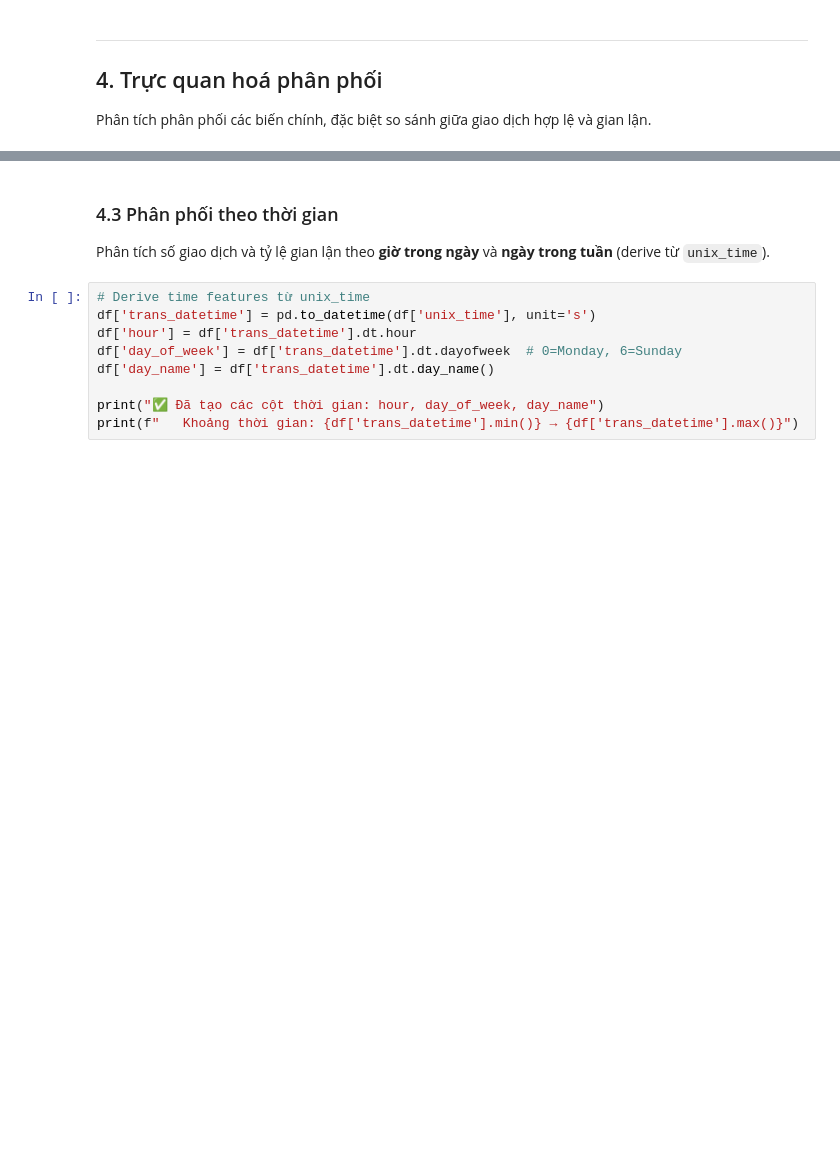
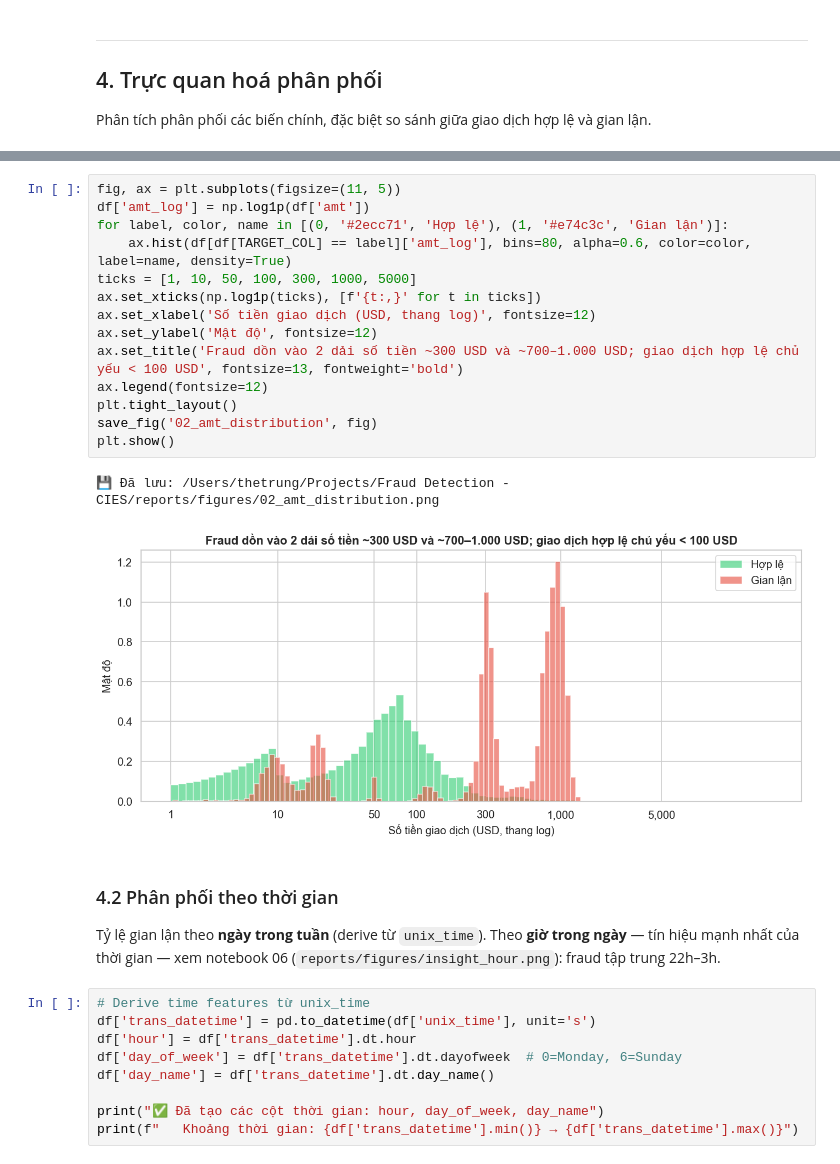
Before and after one commit to gnUrt1106/fraud-detection-CIES, a Jupyter notebook: notebooks/01_eda.ipynb, the cells around one changed output, grey strips where cells are left out. Drawn from its saved outputs; the diff is of its cells as text; blank space fills up the shorter version.

```diff
--- a/notebooks/01_eda.ipynb
+++ b/notebooks/01_eda.ipynb
@@ -431,7 +319,25 @@ plt.show()
+# %%
+fig, ax = plt.subplots(figsize=(11, 5))
+df['amt_log'] = np.log1p(df['amt'])
+for label, color, name in [(0, '#2ecc71', 'Hợp lệ'), (1, '#e74c3c', 'Gian lận')]:
+    ax.hist(df[df[TARGET_COL] == label]['amt_log'], bins=80, alpha=0.6, color=color, label=name, density=True)
+ticks = [1, 10, 50, 100, 300, 1000, 5000]
+ax.set_xticks(np.log1p(ticks), [f'{t:,}' for t in ticks])
+ax.set_xlabel('Số tiền giao dịch (USD, thang log)', fontsize=12)
+ax.set_ylabel('Mật độ', fontsize=12)
+ax.set_title('Fraud dồn vào 2 dải số tiền ~300 USD và ~700–1.000 USD; giao dịch hợp lệ chủ yếu < 100 USD', fontsize=13, fontweight='bold')
+ax.legend(fontsize=12)
+plt.tight_layout()
+save_fig('02_amt_distribution', fig)
+plt.show()
+# %% [output]
+💾 Đã lưu: /Users/thetrung/Projects/Fraud Detection - CIES/reports/figures/02_amt_distribution.png
+[figure, added]
 # %% [markdown]
-### 4.3 Phân phối theo thời gian
+### 4.2 Phân phối theo thời gian
 
-Phân tích số giao dịch và tỷ lệ gian lận theo **giờ trong ngày** và **ngày trong tuần** (derive từ `unix_time`).
+Tỷ lệ gian lận theo **ngày trong tuần** (derive từ `unix_time`). Theo **giờ trong ngày** — tín hiệu mạnh nhất của thời gian — xem
+notebook 06 (`reports/figures/insight_hour.png`): fraud tập trung 22h–3h.
 # %%
 # Derive time features từ unix_time
 df['trans_datetime'] = pd.to_datetime(df['unix_time'], unit='s')
```
Also changed, not shown: parts of 18 cells of this notebook, 49 other files.
